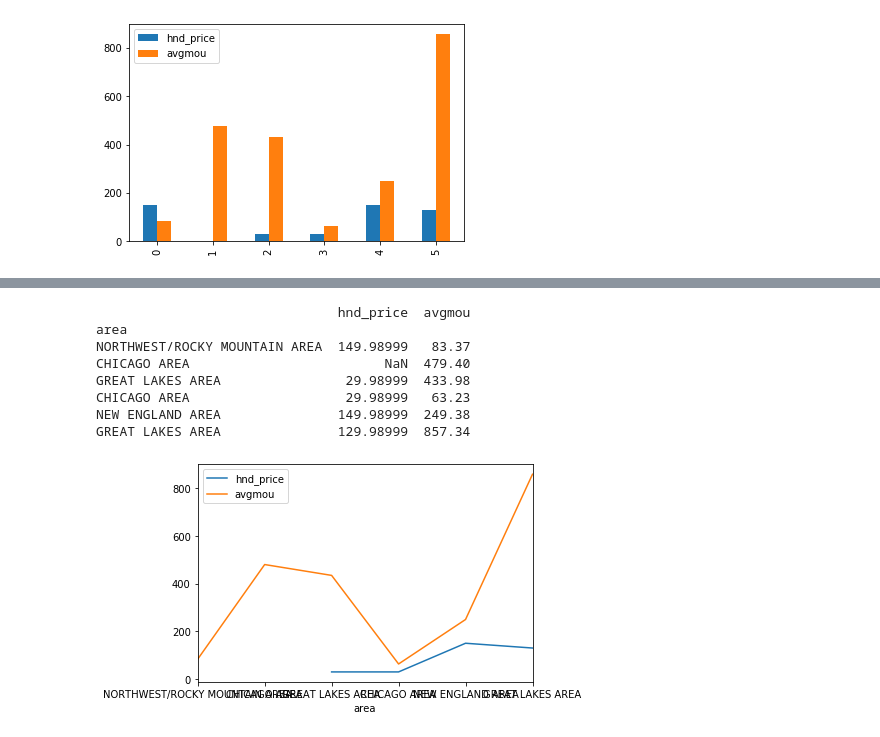
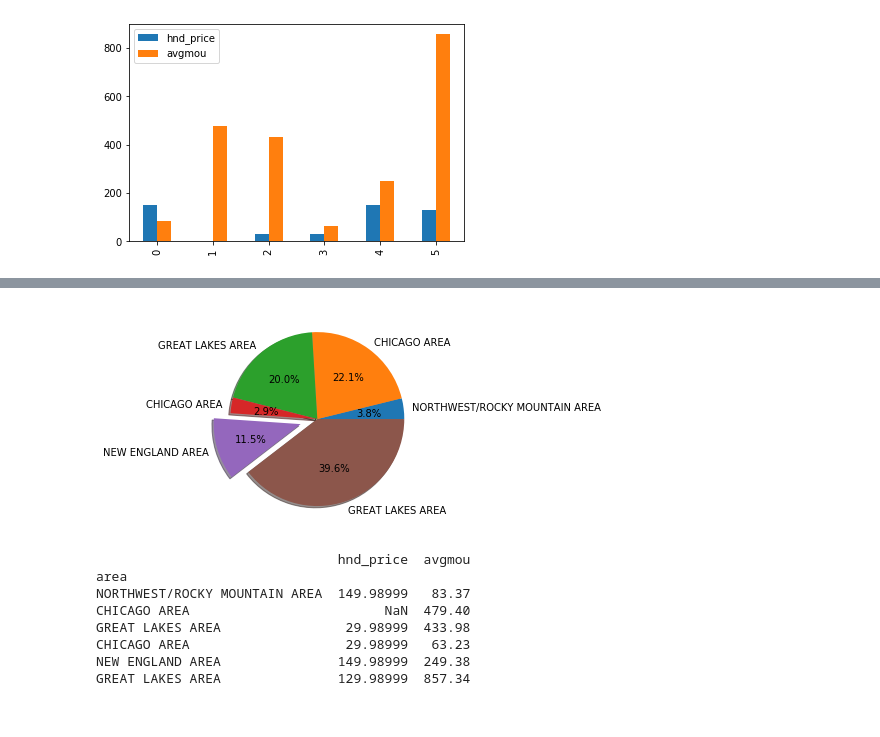
Before and after one commit to VEMULATHARAKAVINAYTEJA9737/VITBML-EDA1, a Jupyter notebook: Untitled2.ipynb, the cells around one changed output, grey strips where cells are left out. Saved outputs shown, nothing was run; the diff lists cells and outputs as text; code cells hidden in the pictures.

```diff
--- a/Untitled2.ipynb
+++ b/Untitled2.ipynb
@@ -50,3 +60,8 @@ plt.show()
+# %%
+plt.pie(d["avgmou"],labels=d['area'],shadow=True,autopct='%1.1f%%',explode=(0,0,0,0,0.2,0))
+plt.show()
+# %% [output]
+[figure, added]
 # %%
 d.set_index("area",inplace=True)
 print(d)
@@ -59,8 +74,3 @@ GREAT LAKES AREA                29.98999  433.98
 CHICAGO AREA                    29.98999   63.23
 NEW ENGLAND AREA               149.98999  249.38
 GREAT LAKES AREA               129.98999  857.34
-# %%
-d.plot()
-plt.show()
-# %% [output]
-[figure, removed]
```
Also changed, not shown: parts of 3 cells of this notebook.
